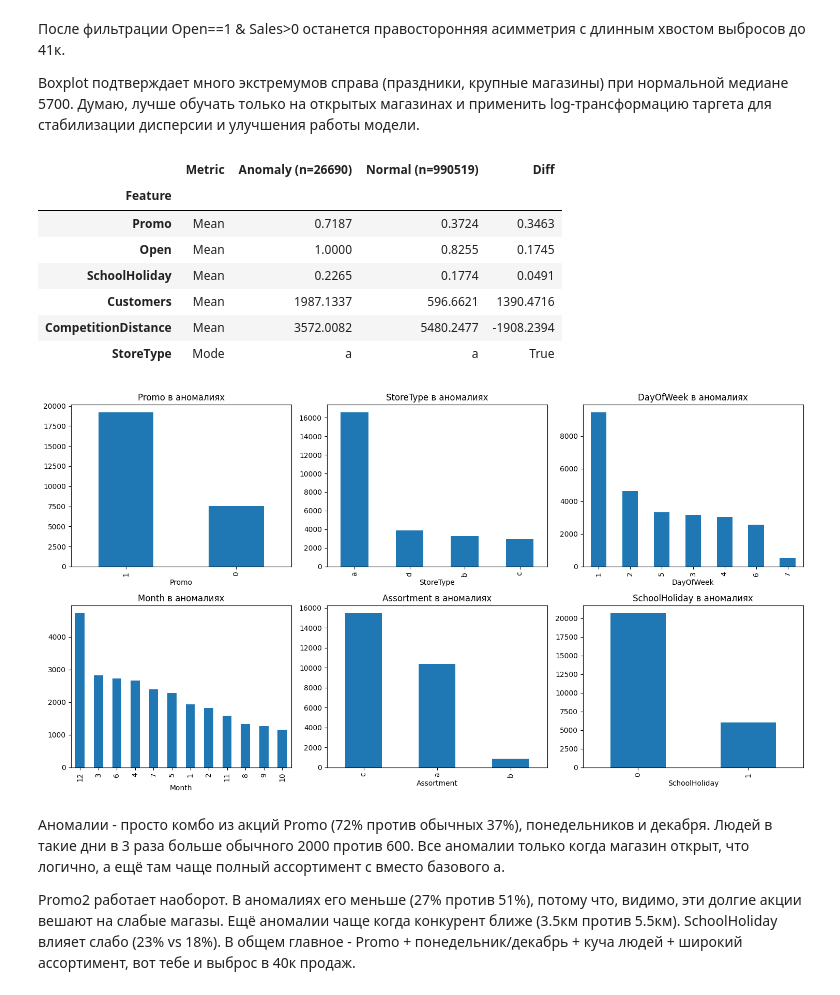
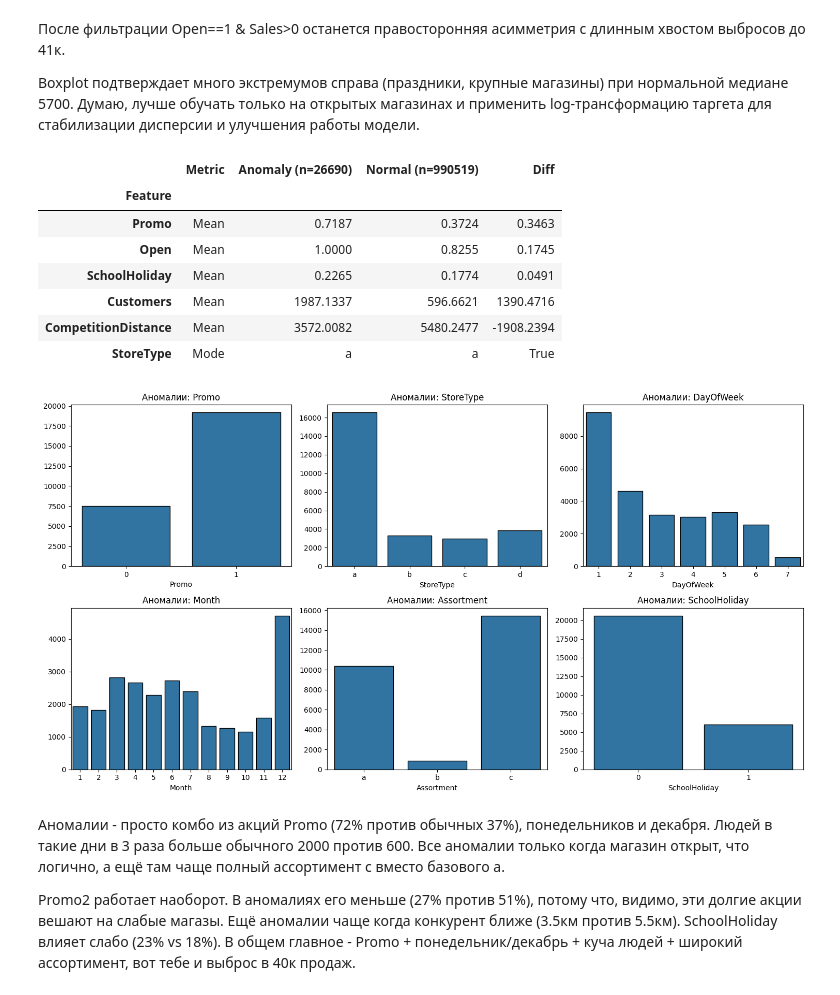
Before and after one commit to WpythonW/AutoML-rossmann, a Jupyter notebook: eda.ipynb, the cells around one changed output. Cells and saved outputs as stored; diff of their text form; code cells hidden in the pictures.

```diff
--- a/eda.ipynb
+++ b/eda.ipynb
@@ -8,0 +3,27 @@ import seaborn as sns
+# %%
+import os
+import matplotlib.pyplot as plt
+import seaborn as sns
+
+from sklearn.base import BaseEstimator, TransformerMixin
+from sklearn.preprocessing import StandardScaler
+from sklearn.compose import ColumnTransformer
+from sklearn.utils.validation import check_is_fitted
+from sklearn.pipeline import Pipeline
+import pandas as pd
+import numpy as np
+
+# LightAutoML imports
+from lightautoml.automl.presets.tabular_presets import TabularAutoML, TabularUtilizedAutoML
+from lightautoml.tasks import Task
+from lightautoml.report import ReportDeco
+from lightautoml.transformers.base import LAMLTransformer, SequentialTransformer, UnionTransformer, ColumnsSelector
+from lightautoml.transformers.numeric import QuantileTransformer
+from lightautoml.transformers.numeric import StandardScaler as LamaStandardScaler
+from lightautoml.transformers.categorical import LabelEncoder
+from lightautoml.dataset.np_pd_dataset import PandasDataset
+from lightautoml.dataset.roles import DatetimeRole, CategoryRole, NumericRole
+from lightautoml.addons.autots.base import AutoTS
+
+pd.set_option("display.max_columns", 100)
+RANDOM_STATE = 42
@@ -141,39 +428,36 @@ def compare_segments(df, mask, mask_name='Anomaly', rest_name='Normal', features
         else:
             val1 = segment_1[col].mode()[0]
             val2 = segment_2[col].mode()[0]
             metric = 'Mode'
 
         res.append({
             'Feature': col,
             'Metric': metric,
             f'{mask_name} (n={len(segment_1)})': val1,
             f'{rest_name} (n={len(segment_2)})': val2,
             'Diff': val1 - val2 if metric == 'Mean' else (val1 == val2)
         })
 
     return pd.DataFrame(res).set_index('Feature')
 
 mask_outliers = train_merged['Sales'] > 14050
 features_to_check = ['Promo', 'Open', 'SchoolHoliday', 'Customers', 'CompetitionDistance', 'StoreType']
 comparison_df = compare_segments(train_merged, mask_outliers, features=features_to_check)
 display(comparison_df)
 
 # Визуализация
-fig, axes = plt.subplots(2, 3, figsize=(15, 8))
-for idx, col in enumerate(['Promo', 'StoreType', 'DayOfWeek', 'Month', 'Assortment', 'SchoolHoliday']):
-    outliers[col].value_counts().plot(kind='bar', ax=axes[idx//3, idx%3], title=f'{col} в аномалиях')
-plt.tight_layout()
-plt.show()
+anom_features = ['Promo', 'StoreType', 'DayOfWeek', 'Month', 'Assortment', 'SchoolHoliday']
+plot_grid_bars(outliers, anom_features, title_prefix='Аномалии:')
 # %% [output]
 |  | Metric | Anomaly (n=26690) | Normal (n=990519) | Diff |
 | Feature |  |  |  |  |
 | Promo | Mean | 0.7187 | 0.3724 | 0.3463 |
 | Open | Mean | 1.0000 | 0.8255 | 0.1745 |
 | SchoolHoliday | Mean | 0.2265 | 0.1774 | 0.0491 |
 | Customers | Mean | 1987.1337 | 596.6621 | 1390.4716 |
 | CompetitionDistance | Mean | 3572.0082 | 5480.2477 | -1908.2394 |
 | StoreType | Mode | a | a | True |
-[figure, old version]
+[figure, new version]
 # %% [markdown]
 Аномалии - просто комбо из акций Promo (72% против обычных 37%), понедельников и декабря. Людей в такие дни в 3 раза больше обычного 2000 против 600. Все аномалии только когда магазин открыт, что логично, а ещё там чаще полный ассортимент c вместо базового a.
 
```
Also changed, not shown: parts of 38 cells of this notebook, 1 other file.
